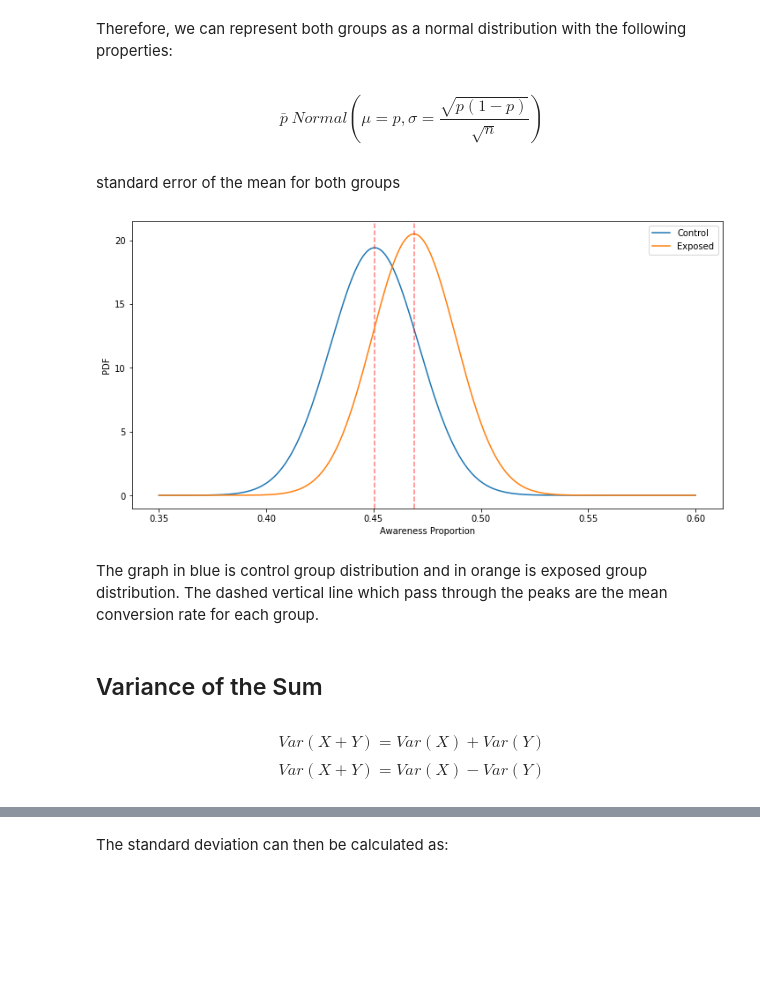
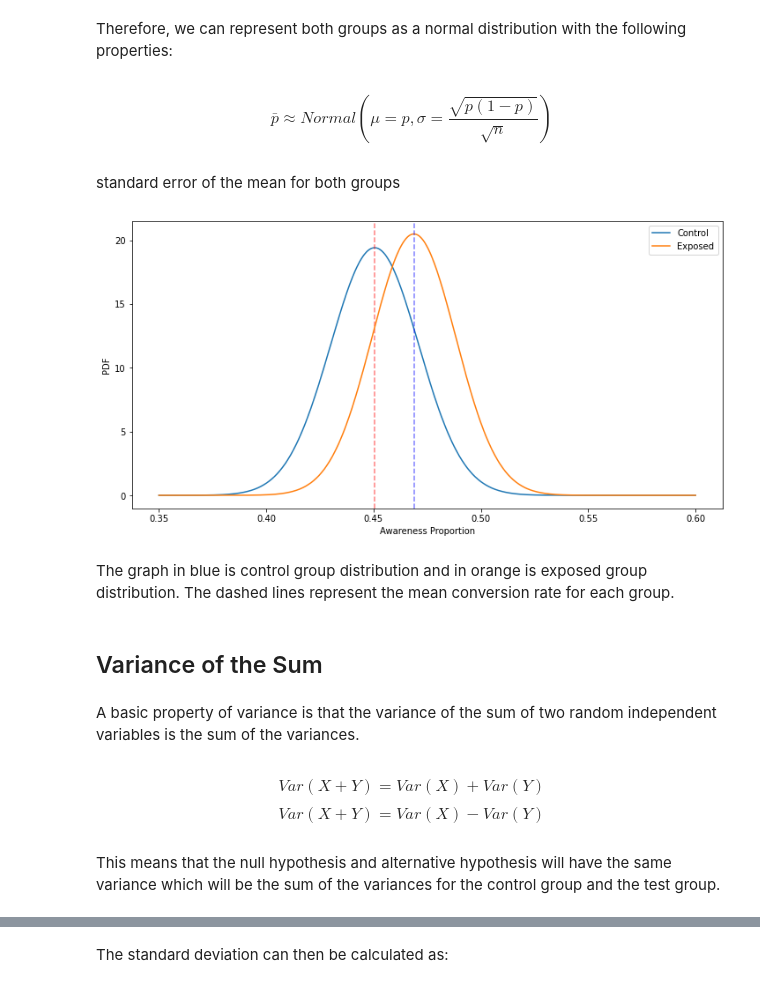
Before and after one commit to eandualem/ABTesting, a Jupyter notebook: notebooks/classical-ab-testing.ipynb, the cells around one changed output, grey strips where cells are left out. Drawn from its saved outputs; the diff is of its cells as text; code cells hidden in the pictures; blank space fills up the shorter version.

```diff
--- a/notebooks/classical-ab-testing.ipynb
+++ b/notebooks/classical-ab-testing.ipynb
@@ -314,7 +293,7 @@ $$ \sigma_{\bar{x}} = \frac{s}{\sqrt{n}} = \frac{\sqrt{p(1-p)}}{\sqrt{n}} $$
 # %% [markdown]
 Therefore, we can represent both groups as a normal distribution with the following properties:
 # %% [markdown]
-$$ \bar{p} ~ Normal(\mu = p, \sigma = \frac{\sqrt{p(1-p)}}{\sqrt{n}}) $$
+$$ \bar{p} \approx Normal(\mu = p, \sigma = \frac{\sqrt{p(1-p)}}{\sqrt{n}}) $$
 # %% [markdown]
 standard error of the mean for both groups
 # %%
@@ -323,26 +302,30 @@ SE_E = np.sqrt(exp_rate * (1-exp_rate)) / np.sqrt(exp_total)
 # %%
 fig, ax = plt.subplots(figsize=(12, 6))
 x = np.linspace(.35, .6, 1000)
 
 yC = scs.norm(cont_rate, SE_C).pdf(x)
 ax.plot(x, yC, label='Control')
 ax.axvline(x=cont_rate, c='red', alpha=0.5, linestyle='--')
 
 yE = scs.norm(exp_rate, SE_E).pdf(x)
 ax.plot(x, yE, label='Exposed')
-ax.axvline(x=exp_rate, c='red', alpha=0.5, linestyle='--')
+ax.axvline(x=exp_rate, c='blue', alpha=0.5, linestyle='--')
 
 plt.legend()
 plt.xlabel('Awareness Proportion')
 plt.ylabel('PDF')
 plt.show()
 # %% [output]
-[figure, old version]
+[figure, new version]
 # %% [markdown]
-The graph in blue is control group distribution and in orange is exposed group distribution. The dashed vertical line which pass through the peaks are the mean conversion rate for each group.
+The graph in blue is control group distribution and in orange is exposed group distribution. The dashed lines represent the mean conversion rate for each group.
 # %% [markdown]
 ## Variance of the Sum
+# %% [markdown]
+A basic property of variance is that the variance of the sum of two random independent variables is the sum of the variances.
 # %% [markdown]
 $$ Var(X+Y) = Var(X) + Var(Y)$$
 $$ Var(X+Y) = Var(X) - Var(Y)$$
+# %% [markdown]
+This means that the null hypothesis and alternative hypothesis will have the same variance which will be the sum of the variances for the control group and the test group.
 # %% [markdown]
```
Also changed, not shown: parts of 29 cells of this notebook, 2 other files.
